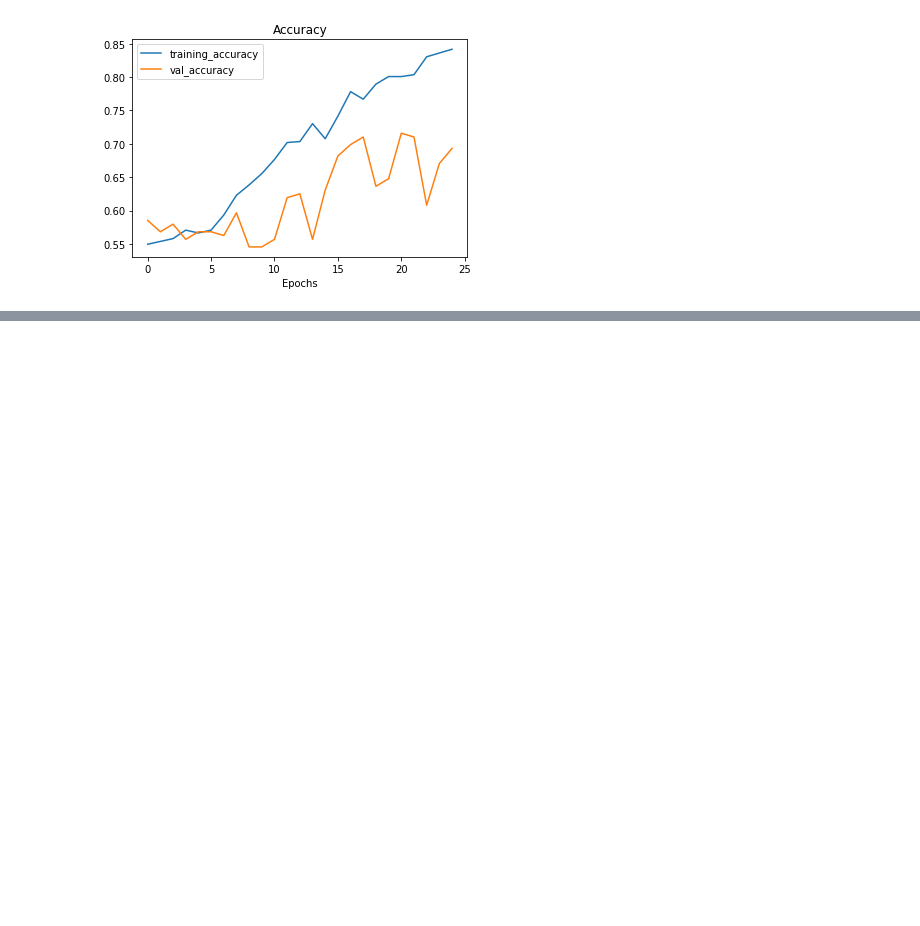
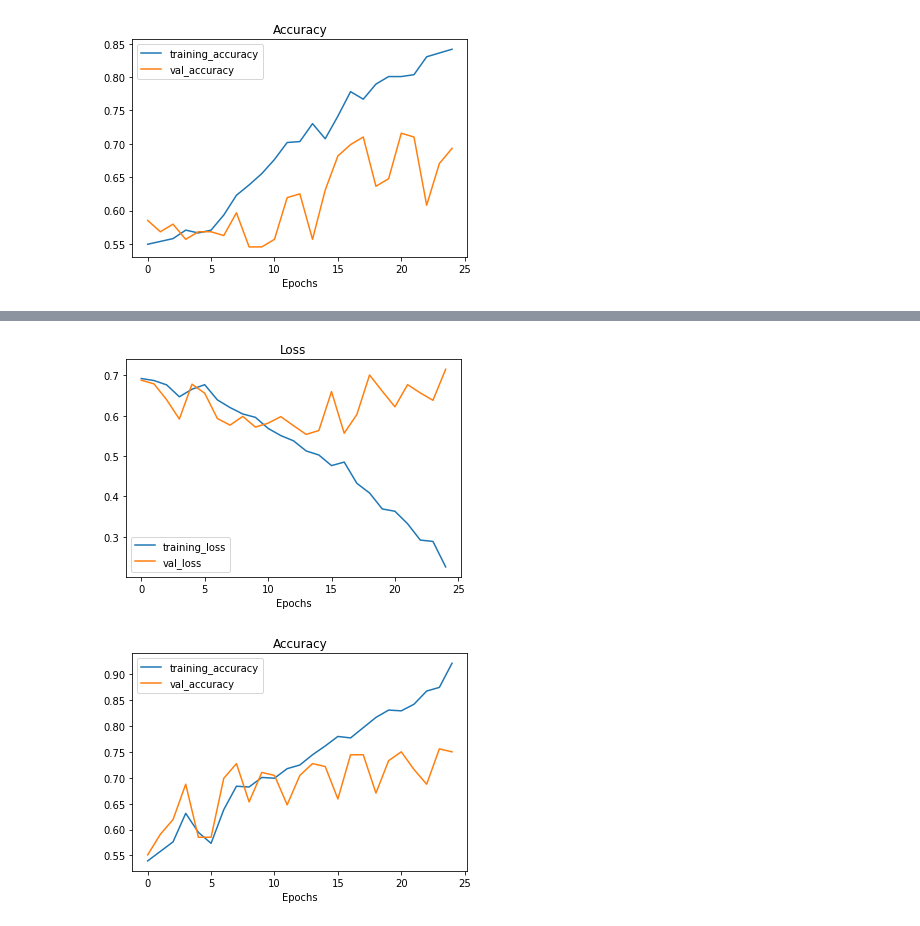
Before and after one commit to milaomrani/Cavitiy_classification, a Jupyter notebook: Cavities_image_classification_.ipynb, the cells around one changed output, grey strips where cells are left out. Saved outputs shown, nothing was run; the diff lists cells and outputs as text; code cells hidden in the pictures; blank space fills up the shorter version.

```diff
--- a/Cavities_image_classification_.ipynb
+++ b/Cavities_image_classification_.ipynb
@@ -203,0 +253,5 @@ plot_loss_curves(history_2)
+# %%
+plot_loss_curves(history_3)
+# %% [output]
+[figure, added]
+[figure, added]
```
Also changed, not shown: parts of 7 cells of this notebook.
